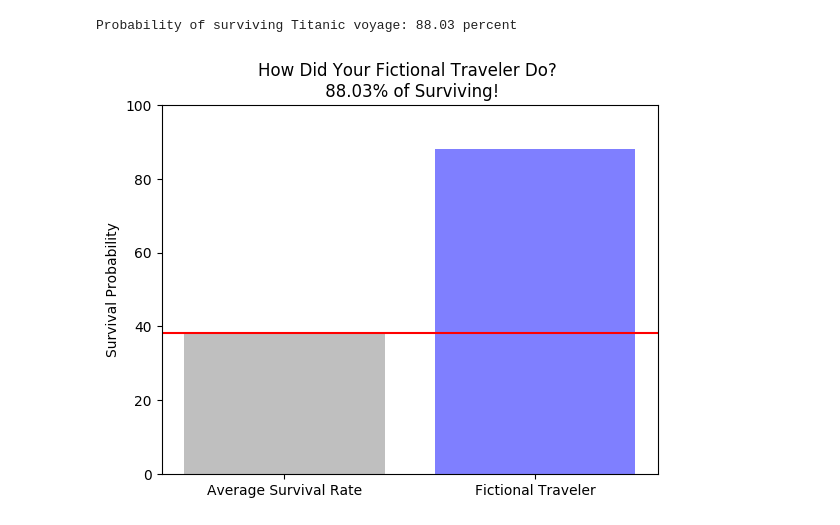
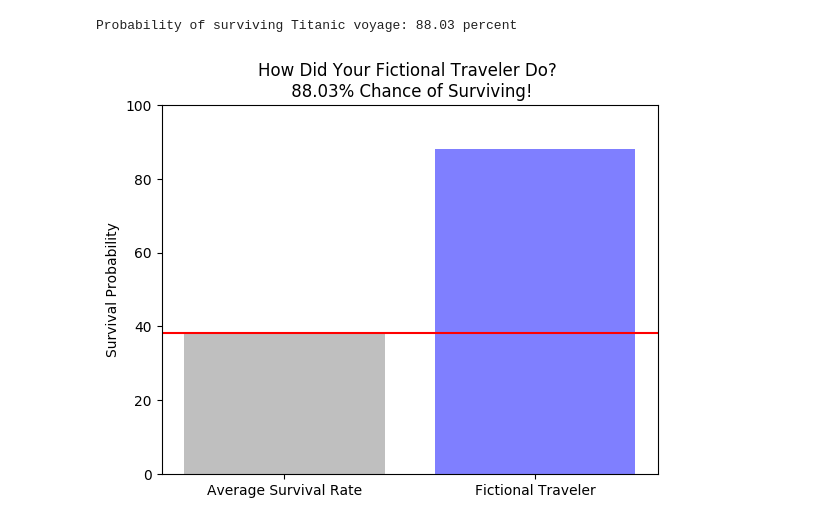
Before and after one commit to amunategui-prototyping/Chapter-1, a Jupyter notebook: exploring/chapter-1-explorations.ipynb, the cells around one changed output. Drawn from its saved outputs; the diff is of its cells as text; code cells hidden in the pictures.

```diff
--- a/exploring/chapter-1-explorations.ipynb
+++ b/exploring/chapter-1-explorations.ipynb
@@ -213,21 +226,21 @@ Probability of surviving Titanic voyage: 88.03 percent
 # %%
 import matplotlib.pyplot as plt; plt.rcdefaults()
 import numpy as np
 import matplotlib.pyplot as plt
 fig = plt.figure()
 objects = ('Average Survival Rate', 'Fictional Traveler')
 y_pos = np.arange(len(objects))
 performance = [average_survival_rate, probability_of_surviving_fictional_character]
 
 ax = fig.add_subplot(111)
 colors = ['gray', 'blue']
 plt.bar(y_pos, performance, align='center', color = colors, alpha=0.5)
 plt.xticks(y_pos, objects)
 plt.axhline(average_survival_rate, color="r")
 plt.ylim([0,100])
 plt.ylabel('Survival Probability')
-plt.title('How Did Your Fictional Traveler Do? \n ' + str(round(probability_of_surviving_fictional_character,2)) + '% of Surviving!')
+plt.title('How Did Your Fictional Traveler Do? \n ' + str(round(probability_of_surviving_fictional_character,2)) + '% Chance of Surviving!')
 
 plt.show()
 # %% [output]
-[figure, old version]
+[figure, new version]
```
Also changed, not shown: parts of 2 cells of this notebook.
